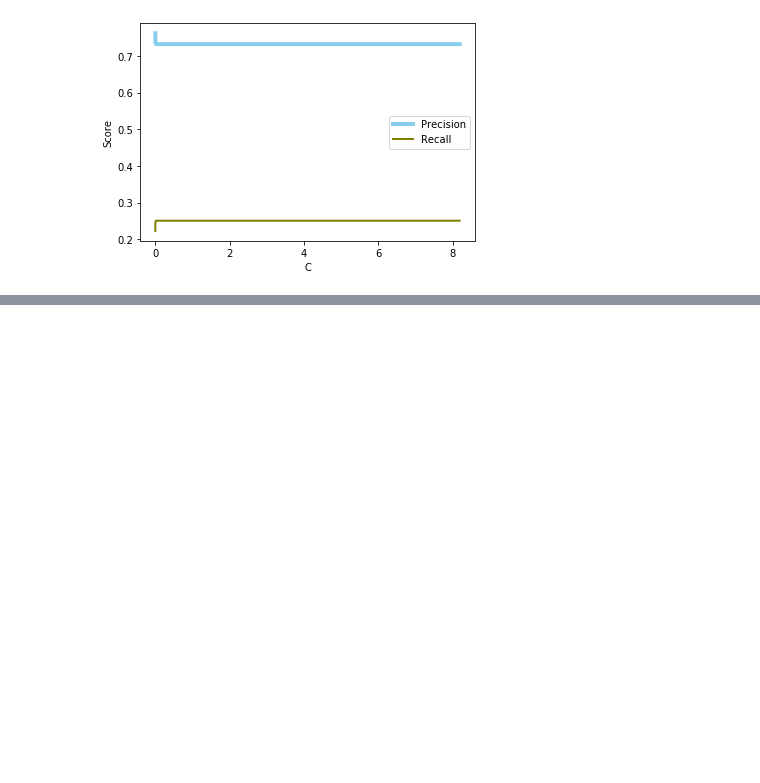
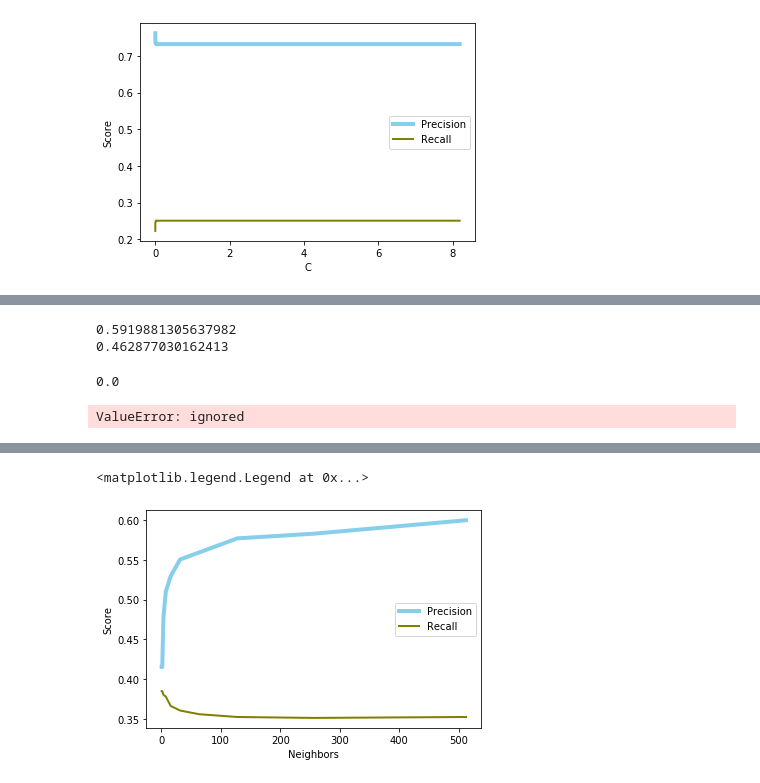
Before and after one commit to juanflaso/ProyectoMineria, a Jupyter notebook: ProyectoMineriaNotebook.ipynb, the cells around one changed output, grey strips where cells are left out. Drawn from its saved outputs; the diff is of its cells as text; code cells hidden in the pictures; blank space fills up the shorter version.

Commit message:
Kneighbors

```diff
--- a/ProyectoMineriaNotebook.ipynb
+++ b/ProyectoMineriaNotebook.ipynb
@@ -319,0 +350,71 @@ plt.legend()
+# %%
+from sklearn.discriminant_analysis import QuadraticDiscriminantAnalysis
+from sklearn.metrics import precision_score
+from sklearn.metrics import recall_score
+qda = QuadraticDiscriminantAnalysis(store_covariance=True, reg_param=0.05441)
+y_pred = qda.fit(x_train, y_train).predict(x_test)
+print(precision_score(y_test, y_pred, average='binary'))
+print(recall_score(y_test, y_pred))
+# %% [output]
+0.5919881305637982
+0.462877030162413
+# %%
+from sklearn import linear_model
+clf = linear_model.Lasso(alpha=0.155)
+clf.fit(x_train, y_train)
+y_pred = clf.predict(x_test)
+print(precision_score(y_test, y_pred.round()))
+print(recall_score(y_test, y_pred))
+# %% [output]
+0.0
+ValueError: ignored
+# %%
+
+
+from sklearn.ensemble import GradientBoostingClassifier
+from sklearn.metrics import precision_score
+from sklearn.svm import SVC
+from sklearn.metrics import recall_score
+from sklearn.neighbors import KNeighborsClassifier
+import matplotlib.pyplot as plt
+import numpy as np
+import pandas as pd
+from sklearn import linear_model
+prec = []
+rec = []
+
+valor = 1
+lista = []
+while valor < 1000:
+  lista.append(valor)
+  valor += valor
+
+for cVal in lista:
+
+  clf = KNeighborsClassifier(n_neighbors=cVal, weights='distance', algorithm='ball_tree', leaf_size=30, p=1, metric='canberra', metric_params=None, n_jobs=None)
+  clf.fit(x_train, y_train)
+
+  y_pred = clf.predict(x_test)
+  currPrec = precision_score(y_test, y_pred, average='binary')
+  currRec = recall_score(y_test, y_pred)
+  y_pred = qda.predict(x_test)
+
+  print()
+
+  print(cVal)
+  print(currPrec)
+  print(currRec)
+
+  prec.append(currPrec)
+  rec.append(currRec)
+
+# Data
+df=pd.DataFrame({'x': lista, 'precision': prec, 'recall': rec })
+
+# multiple line plot
+plt.plot( 'x', 'precision', data=df, marker='', markerfacecolor='blue', markersize=12, color='skyblue', linewidth=4, label="Precision")
+plt.plot( 'x', 'recall', data=df, marker='', color='olive', linewidth=2, label="Recall")
+plt.xlabel("Neighbors")
+plt.ylabel("Score")
+plt.legend()
+# %% [output]
@@ -320,2 +438,4 @@ plt.legend()
+<matplotlib.legend.Legend at 0x...>
+[figure, added]
 # %% [markdown]
 ![texto alternativo](https://)
```
Also changed, not shown: parts of 4 cells of this notebook.
